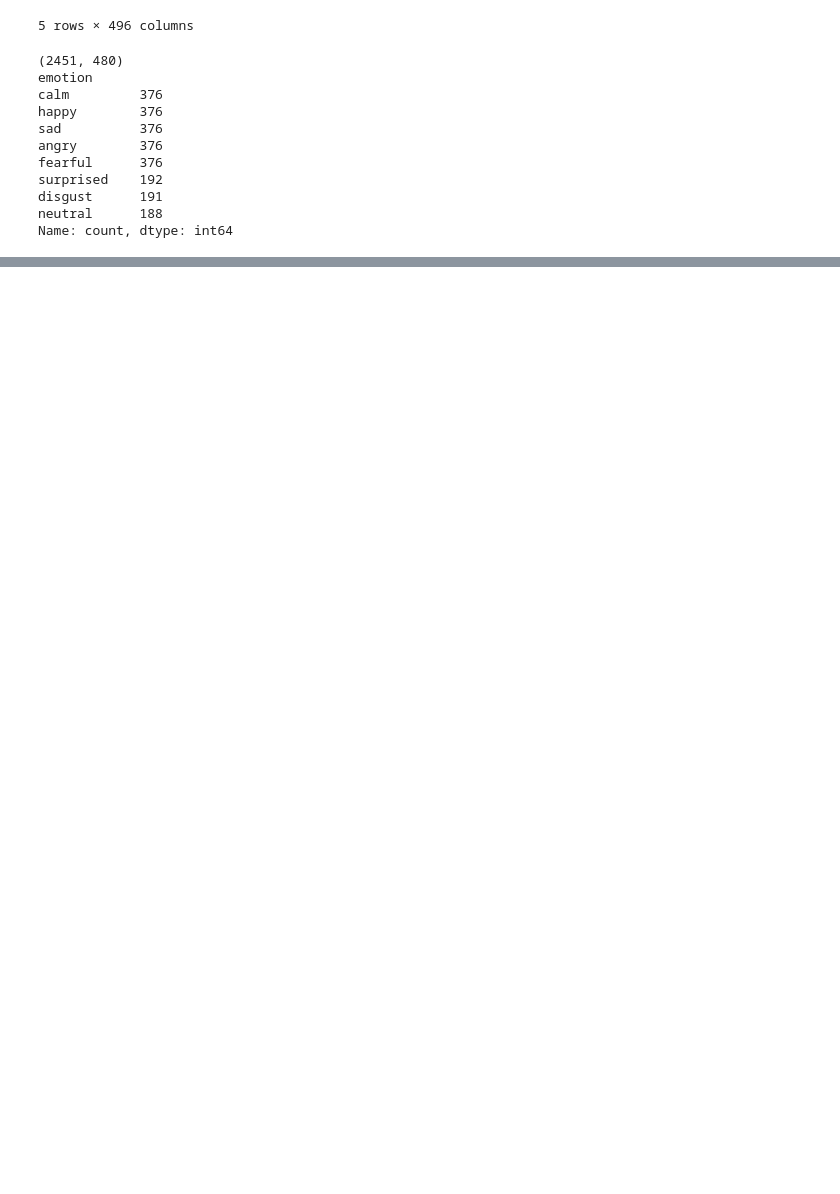
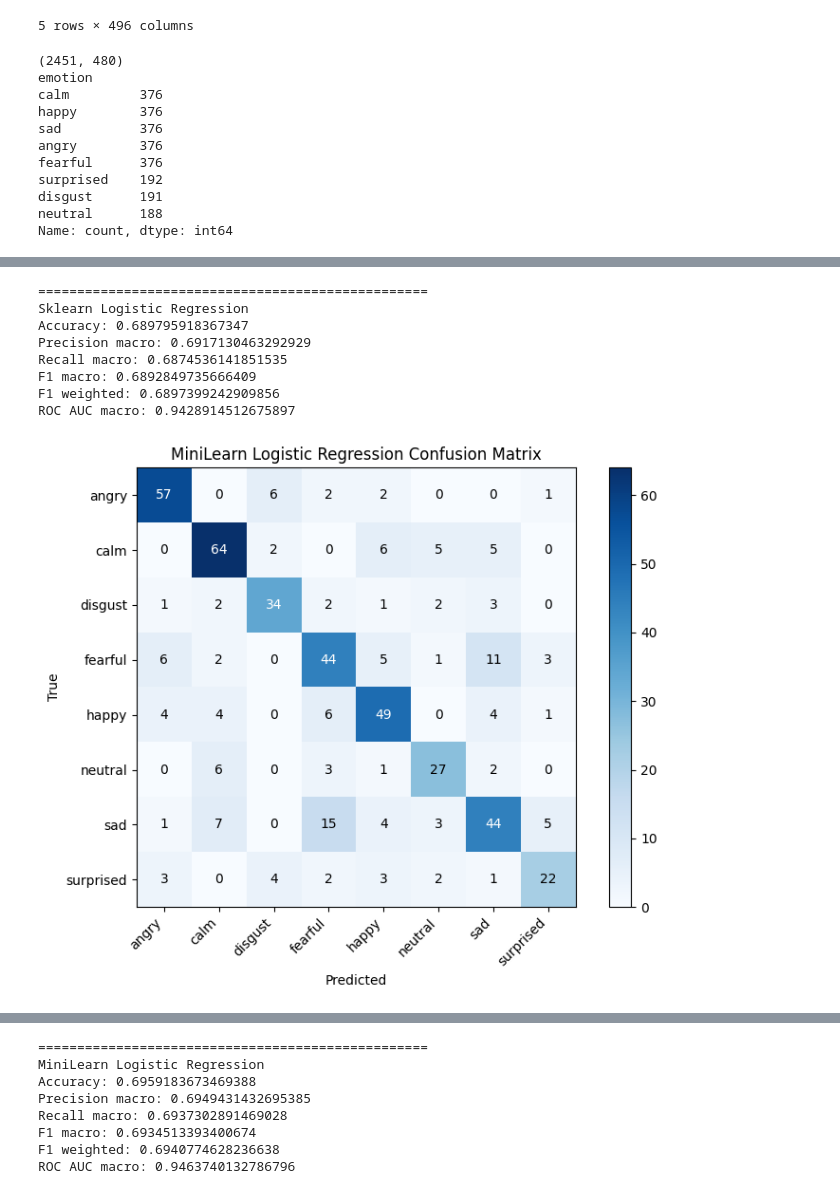
Before and after one commit to BradMartinMiami/SchoolProjectCSE432, a Jupyter notebook: SER_Project/notebooks/Classification.ipynb, the cells around one changed output, grey strips where cells are left out. Cells and saved outputs as stored; diff of their text form; code cells hidden in the pictures; blank space fills up the shorter version.

Commit message:
just had to figure out exactly what data would be wanted per model. Found it out and put it inot the logisitc regression. Going to work to go and use the same thing for every single model

```diff
--- a/SER_Project/notebooks/Classification.ipynb
+++ b/SER_Project/notebooks/Classification.ipynb
@@ -70,8 +70,8 @@ X_test_scaled = scaler.transform(X_test)
 print(X_train_scaled.shape)
 print(X_test_scaled.shape)
 
-skimodel = LogisticRegression()
-minilearnmodel = LogisticRegressionMM()
+skimodel = LogisticRegression(max_iter=5000)
+minilearnmodel = LogisticRegressionMM(n_iters=5000)
 
 skimodel.fit(X_train_scaled, y_train)
 minilearnmodel.fit(X_train_scaled, y_train)
@@ -79,11 +79,11 @@ minilearnmodel.fit(X_train_scaled, y_train)
 ski_pred = skimodel.predict(X_test_scaled)
 mini_pred = minilearnmodel.predict(X_test_scaled)
 
-print("Sklearn Logistic Regression Accuracy:")
-print(accuracy(y_test, ski_pred))
+print("MiniLearn train accuracy:", minilearnmodel.score(X_train_scaled, y_train))
+print("MiniLearn test accuracy:", minilearnmodel.score(X_test_scaled, y_test))
 
-print("\nMiniLearn Logistic Regression Accuracy:")
-print(accuracy(y_test, mini_pred))
+print("Sklearn train accuracy:", skimodel.score(X_train_scaled, y_train))
+print("Sklearn test accuracy:", skimodel.score(X_test_scaled, y_test))
 # %% [output]
 (1961, 480)
 (490, 480)
@@ -102,0 +94,46 @@ MiniLearn Logistic Regression Accuracy:
+# %%
+from minilearn.metrics.metricss import (
+    accuracy,
+    confusion_matrix,
+    precision,
+    recall,
+    f1_score,
+    roc_auc,
+    plot_confusion_matrix,
+    plot_roc_curves
+)
+
+labels = list(minilearnmodel.classes)
+class_names = labels
+
+ski_pred = skimodel.predict(X_test_scaled)
+mini_pred = minilearnmodel.predict(X_test_scaled)
+
+ski_proba = skimodel.predict_proba(X_test_scaled)
+mini_proba = minilearnmodel.predict_proba(X_test_scaled)
+
+for model_name, preds, proba in [
+    ("Sklearn Logistic Regression", ski_pred, ski_proba),
+    ("MiniLearn Logistic Regression", mini_pred, mini_proba)
+]:
+    print("=" * 50)
+    print(model_name)
+    print("Accuracy:", accuracy(y_test, preds))
+    print("Precision macro:", precision(y_test, preds, labels))
+    print("Recall macro:", recall(y_test, preds, labels))
+    print("F1 macro:", f1_score(y_test, preds, labels))
+    print("F1 weighted:", f1_score(y_test, preds, labels, average="weighted"))
+    print("ROC AUC macro:", roc_auc(y_test, proba, labels))
+    cm = confusion_matrix(y_test, mini_pred, labels)
+    plot_confusion_matrix(cm, class_names, title="MiniLearn Logistic Regression Confusion Matrix")
+    plot_roc_curves(y_test, mini_proba, labels, class_names, title="MiniLearn Logistic Regression ROC Curves")
+# %% [output]
+==================================================
+Sklearn Logistic Regression
+Accuracy: 0.689795918367347
+Precision macro: 0.6917130463292929
+Recall macro: 0.6874536141851535
+F1 macro: 0.6892849735666409
+F1 weighted: 0.6897399242909856
+ROC AUC macro: 0.9428914512675897
+[figure, added]
@@ -102,0 +141,8 @@ MiniLearn Logistic Regression Accuracy:
+==================================================
+MiniLearn Logistic Regression
+Accuracy: 0.6959183673469388
+Precision macro: 0.6949431432695385
+Recall macro: 0.6937302891469028
+F1 macro: 0.6934513393400674
+F1 weighted: 0.6940774628236638
+ROC AUC macro: 0.9463740132786796
```
Also changed, not shown: parts of 3 cells of this notebook.
